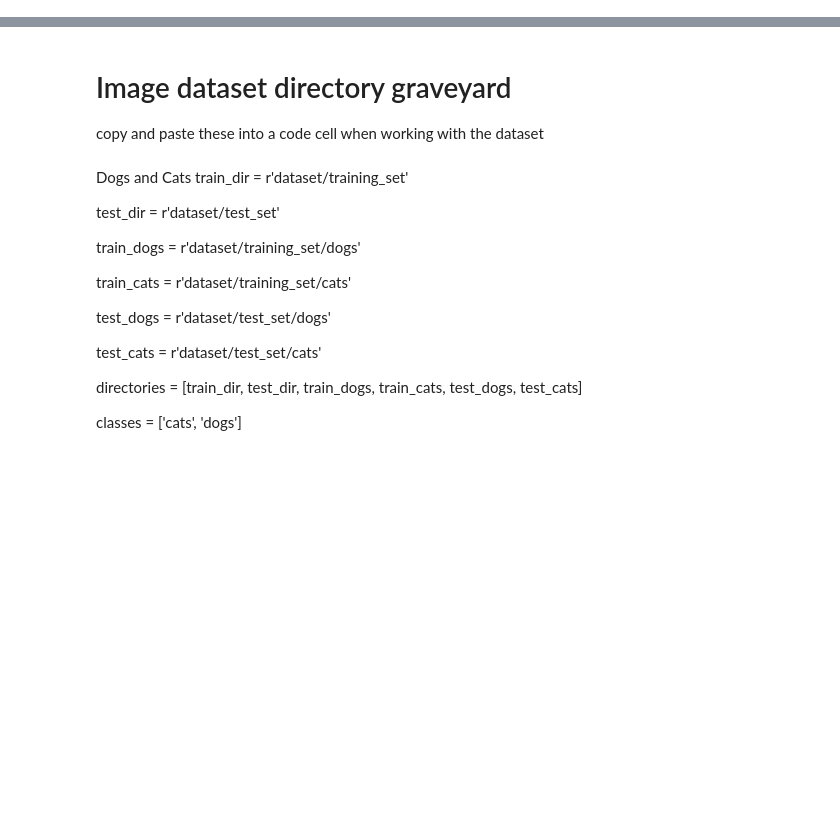
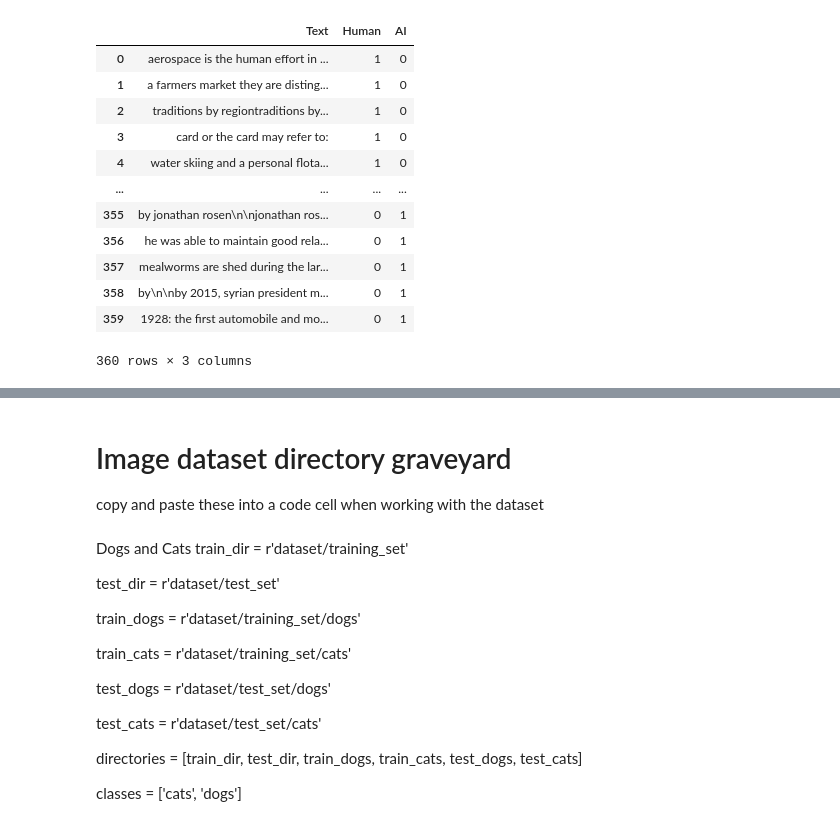
Before and after one commit to spe301/AI-generated-AI, a Jupyter notebook: DataCollection.ipynb, the cells around one changed output, grey strips where cells are left out. Saved outputs shown, nothing was run; the diff lists cells and outputs as text; code cells hidden in the pictures; blank space fills up the shorter version.

```diff
--- a/DataCollection.ipynb
+++ b/DataCollection.ipynb
@@ -85 +117,17 @@ prices = load_boston()['target']
+# %%
+Wikipedia
+# %% [output]
+|  | Text | Human | AI |
+| 0 | aerospace is the human effort in ... | 1 | 0 |
+| 1 | a farmers market they are disting... | 1 | 0 |
+| 2 | traditions by regiontraditions by... | 1 | 0 |
+| 3 | card or the card may refer to: | 1 | 0 |
+| 4 | water skiing and a personal flota... | 1 | 0 |
+| ... | ... | ... | ... |
+| 355 | by jonathan rosen\n\njonathan ros... | 0 | 1 |
+| 356 | he was able to maintain good rela... | 0 | 1 |
+| 357 | mealworms are shed during the lar... | 0 | 1 |
+| 358 | by\n\nby 2015, syrian president m... | 0 | 1 |
+| 359 | 1928: the first automobile and mo... | 0 | 1 |
+360 rows × 3 columns
 # %%
```
Also changed, not shown: parts of 7 cells of this notebook.
